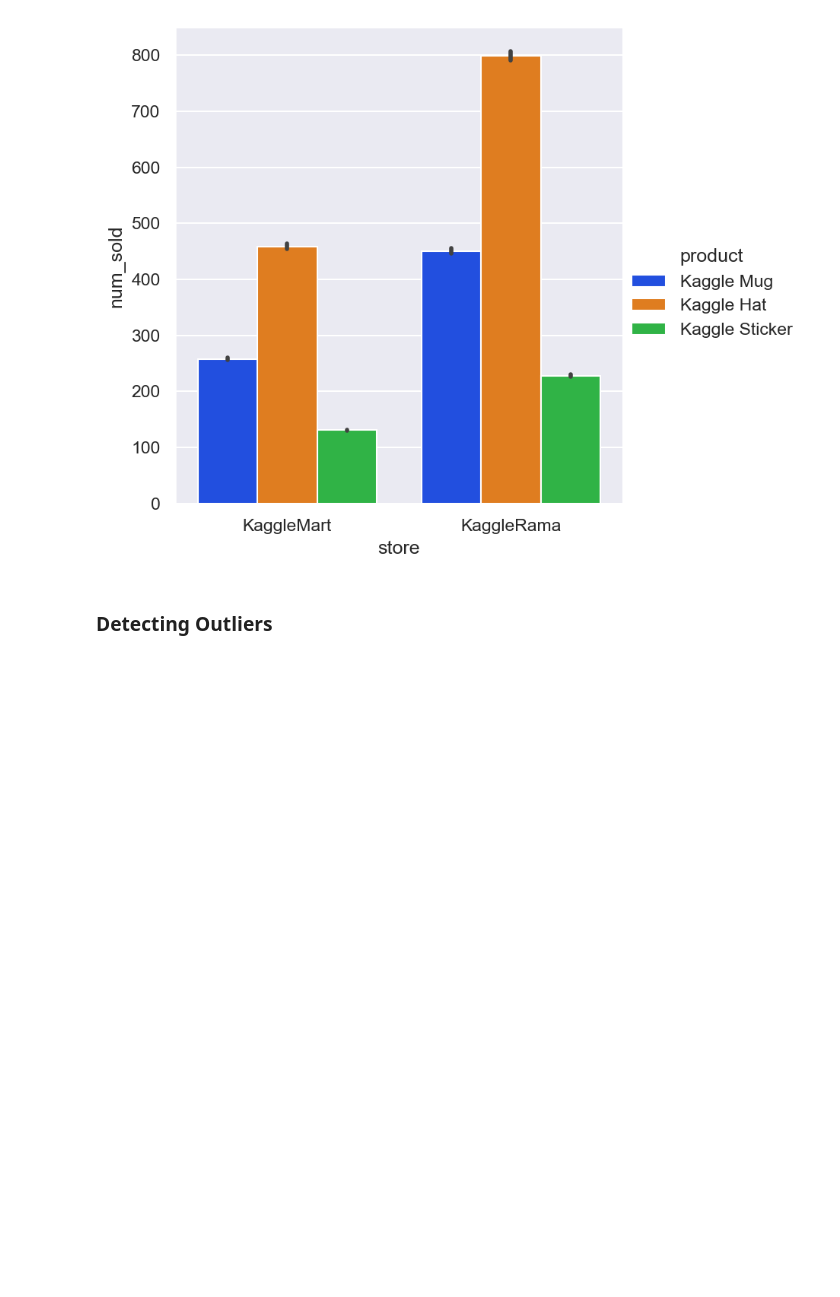
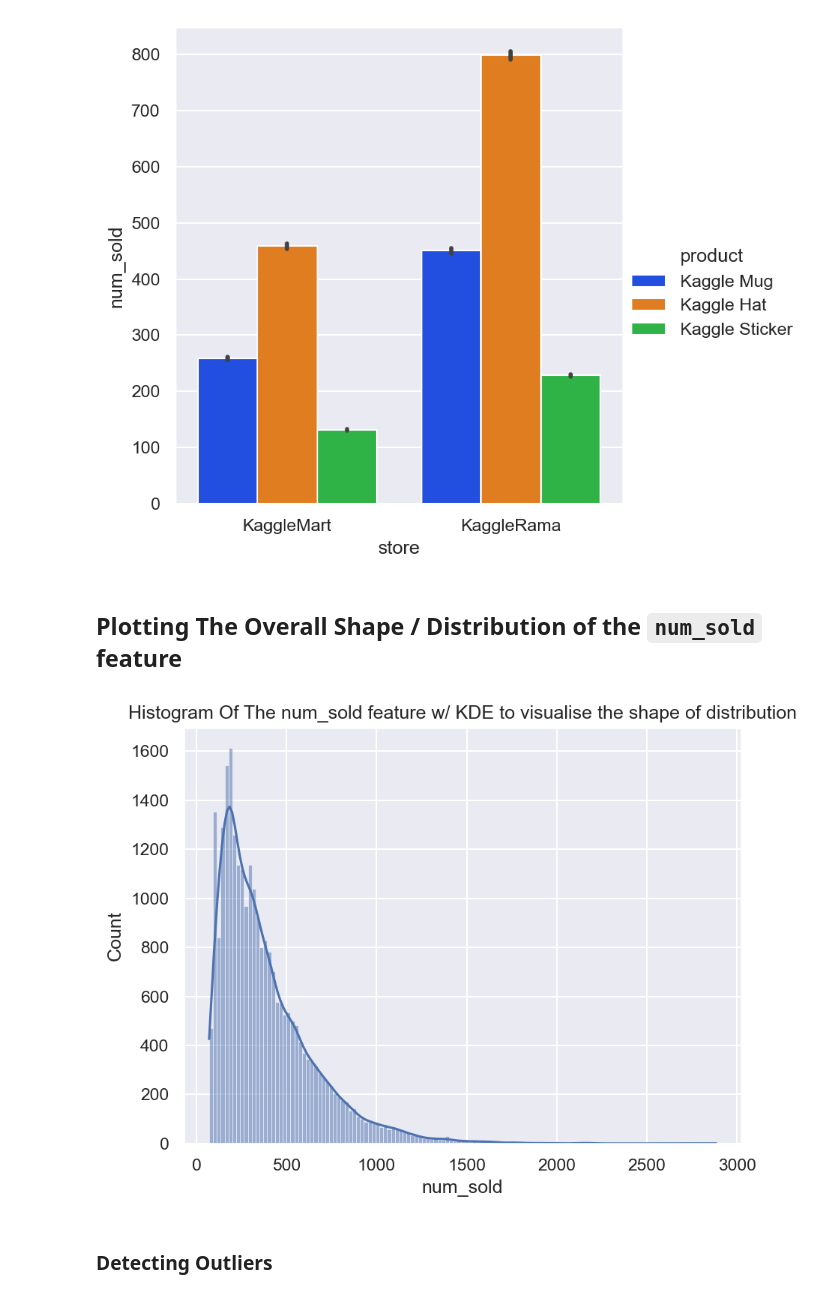
Before and after one commit to kshipra-jadav/Kaggle-Tabular-Playground-Series-Jan2022, a Jupyter notebook: first.ipynb, the cells around one changed output. Saved outputs shown, nothing was run; the diff lists cells and outputs as text; code cells hidden in the pictures; blank space fills up the shorter version.

```diff
--- a/first.ipynb
+++ b/first.ipynb
@@ -108,6 +108,14 @@ sns.catplot(data=df_train, x='store', y='num_sold', hue='product', kind='bar', p
 # %% [output]
 <seaborn.axisgrid.FacetGrid at 0x...>
 [figure]
+# %% [markdown]
+## Plotting The Overall Shape / Distribution of the `num_sold` feature
+# %%
+sns.histplot(data=df_train, x='num_sold', kde=True)
+plt.title('Histogram Of The num_sold feature w/ KDE to visualise the shape of distribution')
+plt.show()
+# %% [output]
+[figure, added]
 # %% [markdown]
 ### Detecting Outliers
 # %%
```
Also changed, not shown: parts of 5 cells of this notebook.
